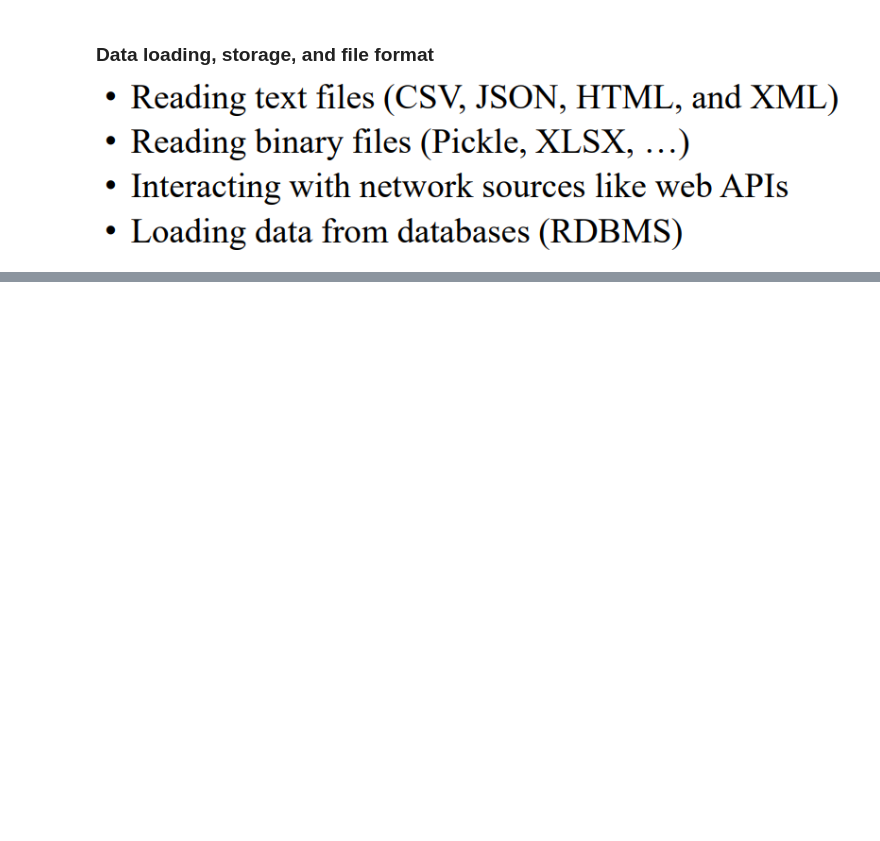
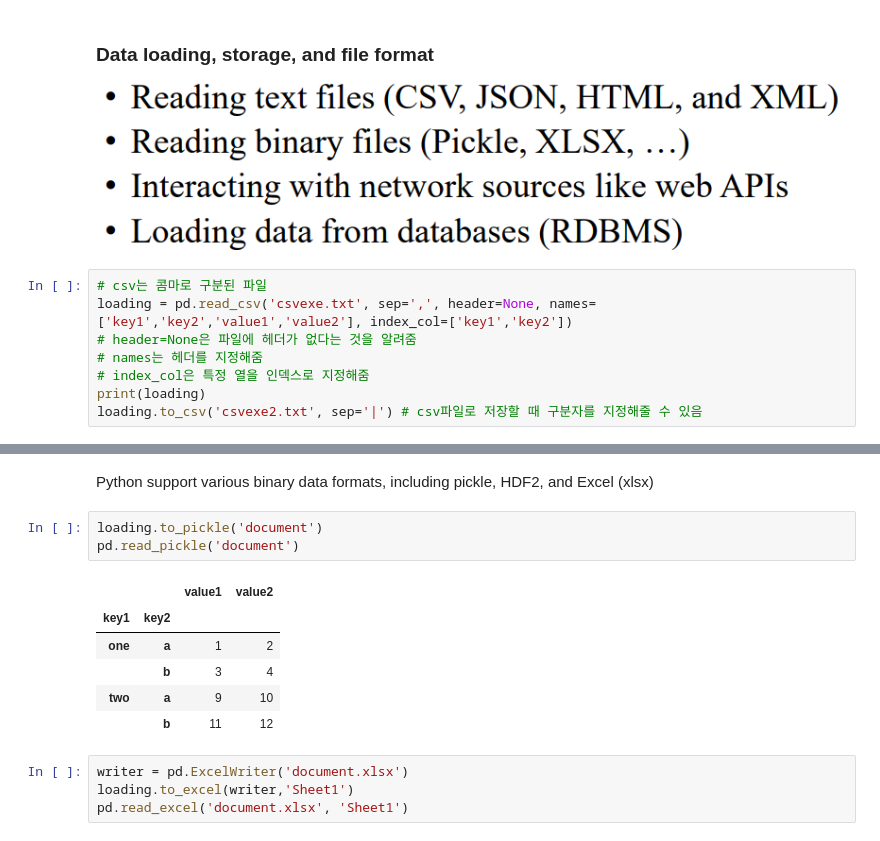
Before and after one commit to hyeon-BL/recording_study, a Jupyter notebook: Data_Science(2-1)/Week5/pandas.ipynb, the cells around one changed output, grey strips where cells are left out. Cells and saved outputs as stored; diff of their text form; blank space fills up the shorter version.

```diff
--- a/Data_Science(2-1)/Week5/pandas.ipynb
+++ b/Data_Science(2-1)/Week5/pandas.ipynb
@@ -18,3 +56,11 @@ frame
 # %% [markdown]
 ### Data loading, storage, and file format
 ![image.png](attachment:image.png)
+# %%
+# csv는 콤마로 구분된 파일
+loading = pd.read_csv('csvexe.txt', sep=',', header=None, names=['key1','key2','value1','value2'], index_col=['key1','key2'])
+# header=None은 파일에 헤더가 없다는 것을 알려줌
+# names는 헤더를 지정해줌
+# index_col은 특정 열을 인덱스로 지정해줌
+print(loading)
+loading.to_csv('csvexe2.txt', sep='|') # csv파일로 저장할 때 구분자를 지정해줄 수 있음
@@ -20,0 +112,17 @@ frame
+# %% [markdown]
+Python support various binary data formats, including pickle, HDF2,
+and Excel (xlsx)
+# %%
+loading.to_pickle('document')
+pd.read_pickle('document')
+# %% [output]
+|  |  | value1 | value2 |
+| key1 | key2 |  |  |
+| one | a | 1 | 2 |
+|  | b | 3 | 4 |
+| two | a | 9 | 10 |
+|  | b | 11 | 12 |
+# %%
+writer = pd.ExcelWriter('document.xlsx')
+loading.to_excel(writer,'Sheet1')
+pd.read_excel('document.xlsx', 'Sheet1')
```
Also changed, not shown: parts of 13 cells of this notebook.
